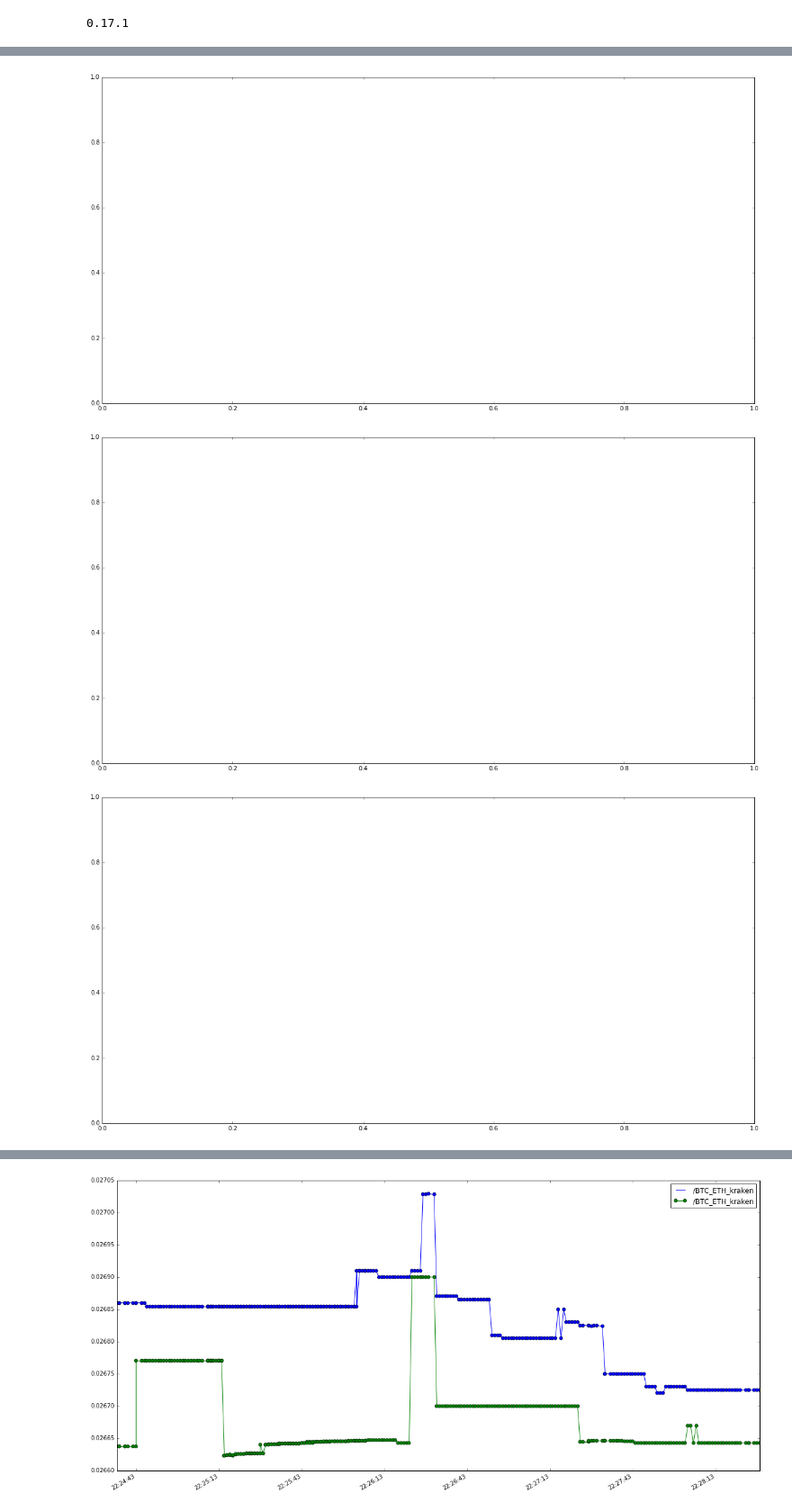
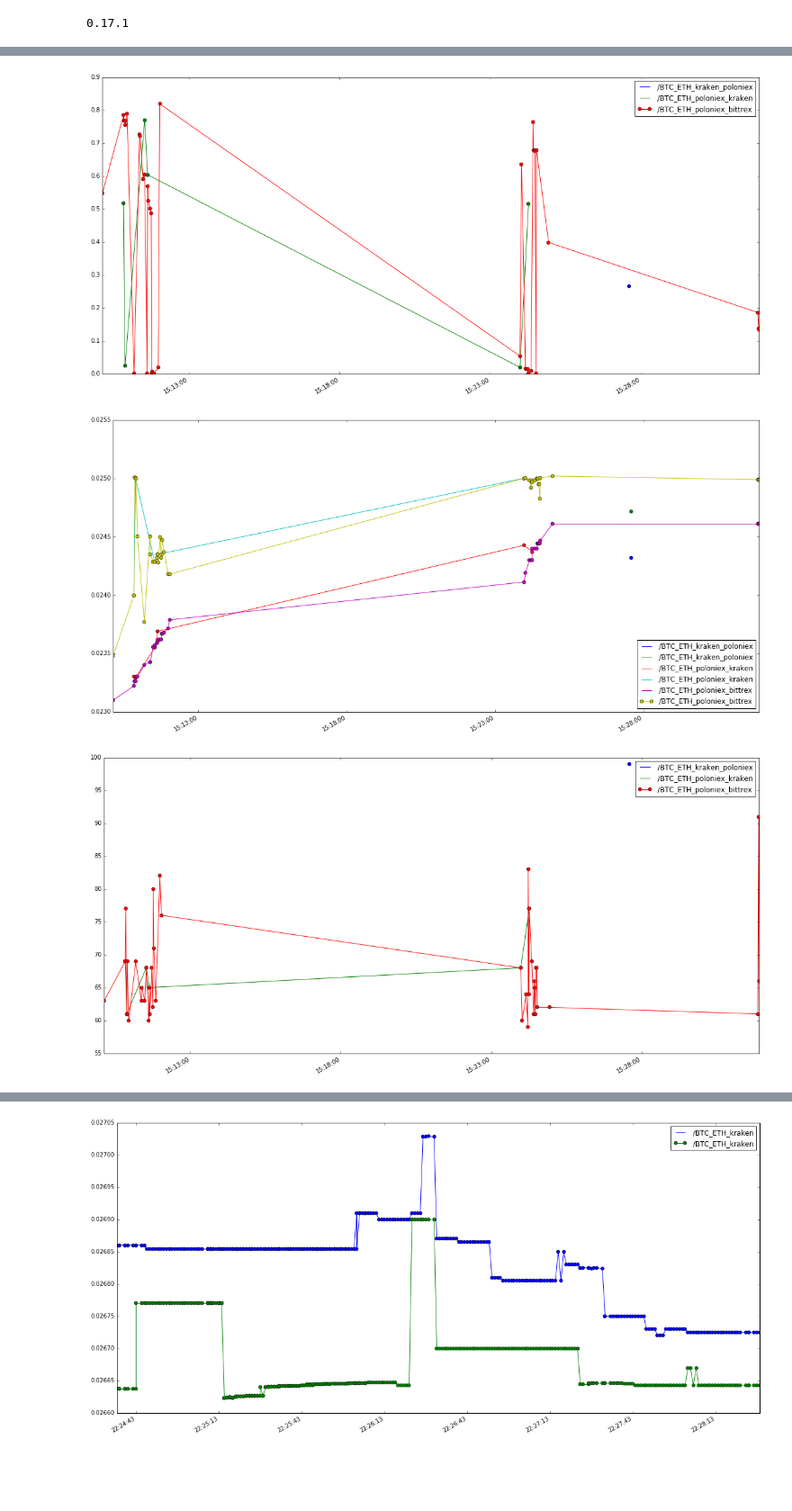
Before and after one commit to portfolioscout/tf, a Jupyter notebook: nb/deptharb.ipynb, the cells around one changed output, grey strips where cells are left out. Shown at 90% size. Drawn from its saved outputs; the diff is of its cells as text; code cells hidden in the pictures; blank space fills up the shorter version.

```diff
--- a/nb/deptharb.ipynb
+++ b/nb/deptharb.ipynb
@@ -14,7 +14,7 @@ import pandas.io.data as web
 import matplotlib.pyplot as plt
 import multiprocessing as mp
 %matplotlib inline
-ff='testq1'
+ff='depth910'
 filename='source/'+ff+'.hd5'
 path='data/'+ff+'_r.hd5'
 print pd.__version__
@@ -117,7 +115,7 @@ for d in dfs:
 figsize=(20, 10)
 
 
-def plotTrades(pair='/BTC_ETH',exchanges=[],dtFrom=None,dtTo=None):
+def plotTrades(pair='/BTC_ETH',exchanges=[],dtFrom=None,dtTo=None,rt=300.0):
     #from :'2016-05-14 02:00:00'
     #to '2016-05-14 02:12:00'
     dfs=getDataFrames(h5)
@@ -125,36 +123,38 @@ def plotTrades(pair='/BTC_ETH',exchanges=[],dtFrom=None,dtTo=None):
     fig, axs2 = plt.subplots(1,1,figsize=figsize)
     fig, axs3 = plt.subplots(1,1,figsize=figsize)
     fig, axs4 = plt.subplots(1,1,figsize=figsize)
+    fig, axs5 = plt.subplots(1,1,figsize=figsize)
     for n in dfs.keys():
         cols = list(dfs[n].columns.values)
         if len([c for c in cols if c == 'profitBtc']) <=0:
             continue
 
         if not n.startswith(pair):
             continue
         f=[e for e in exchanges if n.find(e)!=-1]
         if len(exchanges)!=0 and len(f)==0:
             continue
-        df=dfs[n]
+        df=dfs[n].query('rt1 < '+str(rt)).query('rt2<'+str(rt)).query('ed==0')
         btc=df['profitBtc'].loc[dtFrom:dtTo]
         q1=df['q1'].loc[dtFrom:dtTo]
         q2=df['q2'].loc[dtFrom:dtTo]
         rt1=df['rt1'].loc[dtFrom:dtTo]
         rt2=df['rt2'].loc[dtFrom:dtTo]
-
+        nt=df['numTrades'].loc[dtFrom:dtTo]
 
 
         if len(btc) > 0:
             btc.plot(ax=axs1,figsize=figsize,label=n,legend=True,marker='o')
             q1.plot(ax=axs2,figsize=figsize,label=n,legend=True,marker='o')
             q2.plot(ax=axs2,figsize=figsize,label=n,legend=True,marker='o')
             rt1.plot(ax=axs3,figsize=figsize,label=n,legend=True,marker='o')
             rt2.plot(ax=axs4,figsize=figsize,label=n,legend=True,marker='o')
+            nt.plot(ax=axs5,figsize=figsize,label=n,legend=True,marker='o')
 
 #plotTrades(exchanges=['kraken'],dtFrom='2016-05-14 04:20:25')
 #plotTrades(exchanges=['poloniex'],dtFrom='2016-05-15 19:11:00',dtTo='2016-05-15 19:41:00')
-plotTrades(exchanges=['bitflyer_kraken'])
+plotTrades(exchanges=[],rt=100,dtFrom='2016-05-16 01:00:00',dtTo='2016-05-16 16:10:00')
 # %% [output]
-[figure, old version]
+[figure, new version]
-[figure, old version]
+[figure, new version]
-[figure, old version]
+[figure, new version]
```
Also changed, not shown: parts of 2 cells of this notebook.
